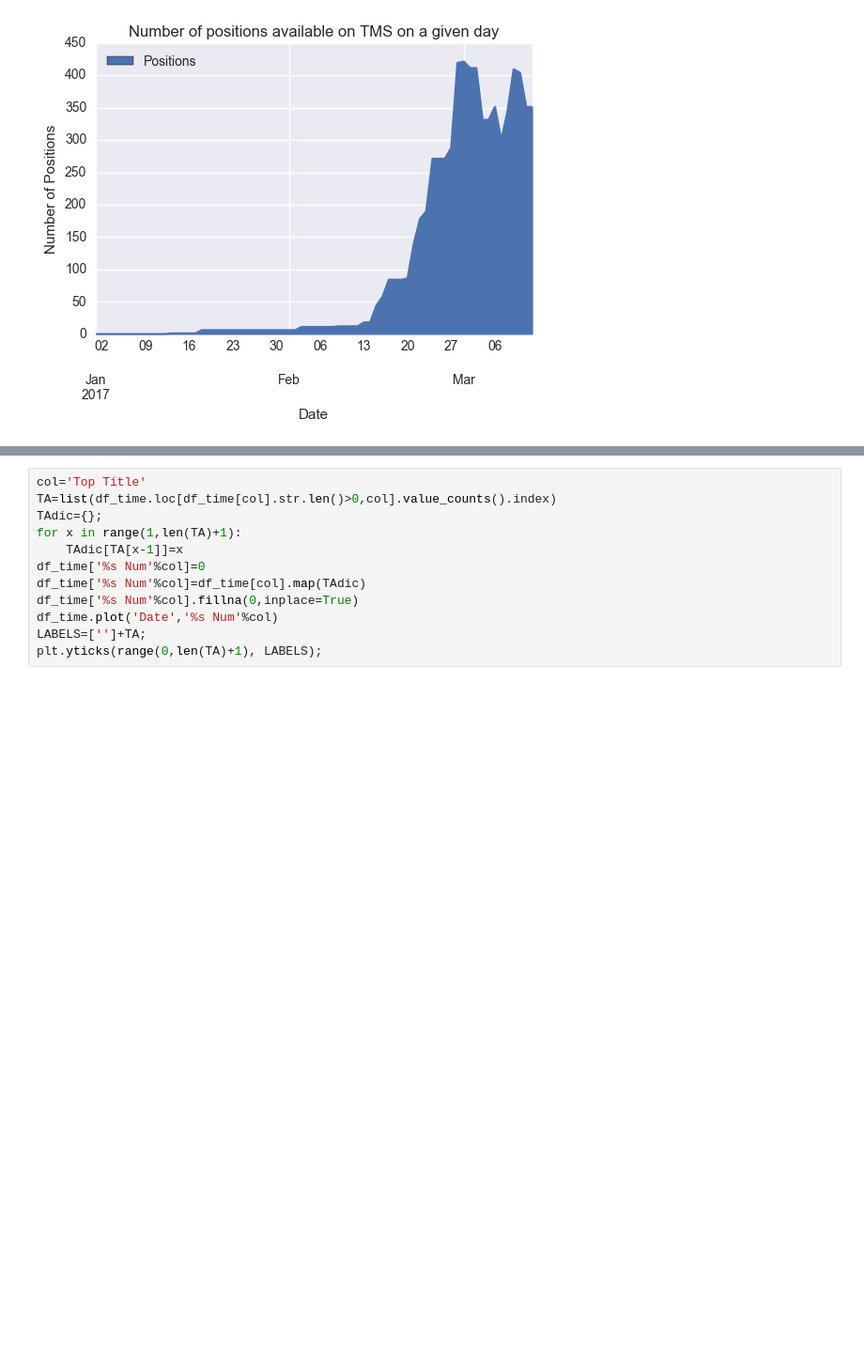
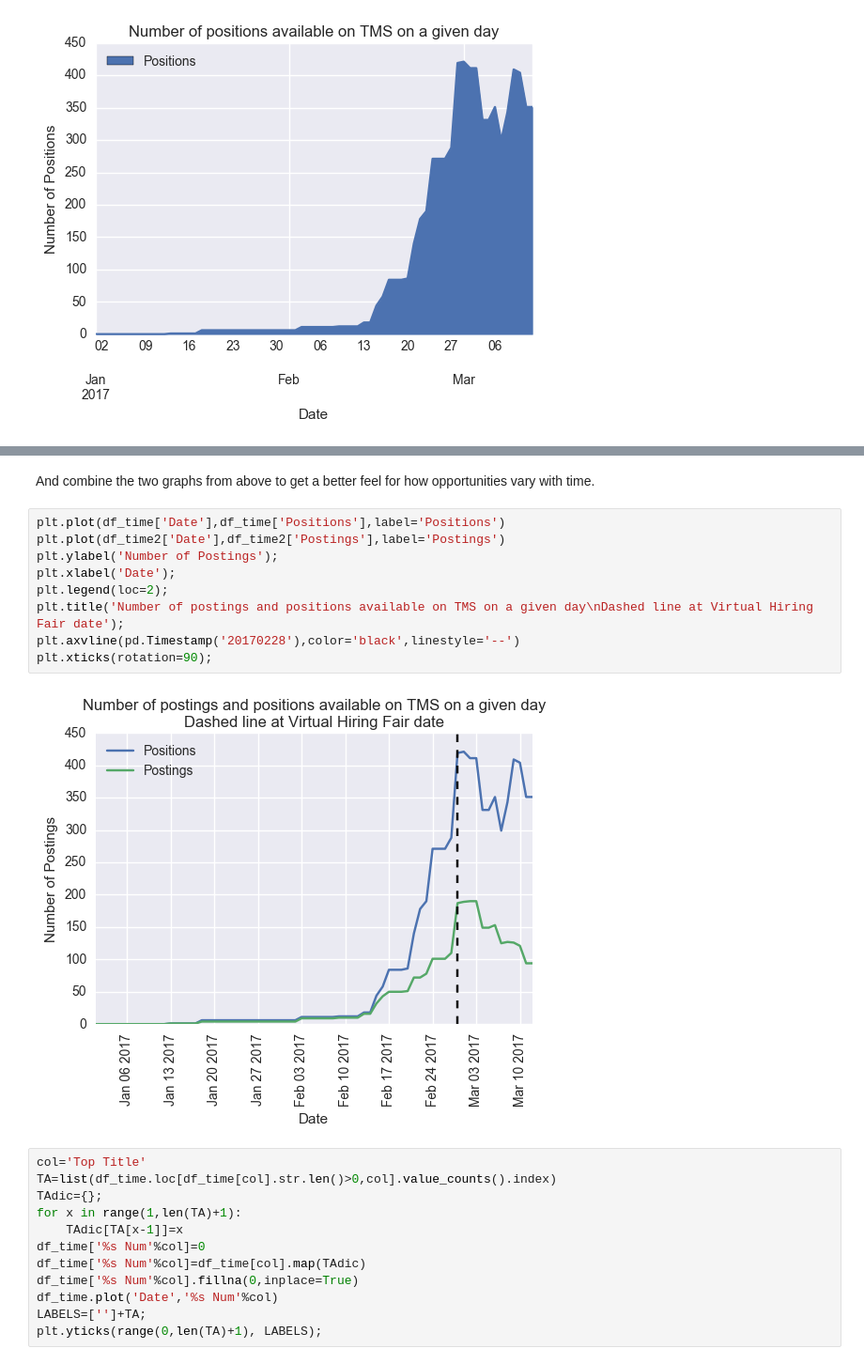
Before and after one commit to keklarup/PMF, a Jupyter notebook: Combined_Analysis_GitHub.ipynb, the cells around one changed output, grey strips where cells are left out. Shown at 94% size. Cells and saved outputs as stored; diff of their text form; blank space fills up the shorter version.

```diff
--- a/Combined_Analysis_GitHub.ipynb
+++ b/Combined_Analysis_GitHub.ipynb
@@ -260,3 +278,16 @@ df_time.tail(2)
+# %% [markdown]
+And combine the two graphs from above to get a better feel for how opportunities vary with time.
+# %%
+plt.plot(df_time['Date'],df_time['Positions'],label='Positions')
+plt.plot(df_time2['Date'],df_time2['Postings'],label='Postings')
+plt.ylabel('Number of Postings');
+plt.xlabel('Date');
+plt.legend(loc=2);
+plt.title('Number of postings and positions available on TMS on a given day\nDashed line at Virtual Hiring Fair date');
+plt.axvline(pd.Timestamp('20170228'),color='black',linestyle='--')
+plt.xticks(rotation=90);
+# %% [output]
+[figure, added]
 # %%
 col='Top Title'
 TA=list(df_time.loc[df_time[col].str.len()>0,col].value_counts().index)
```
Also changed, not shown: parts of 13 cells of this notebook.
